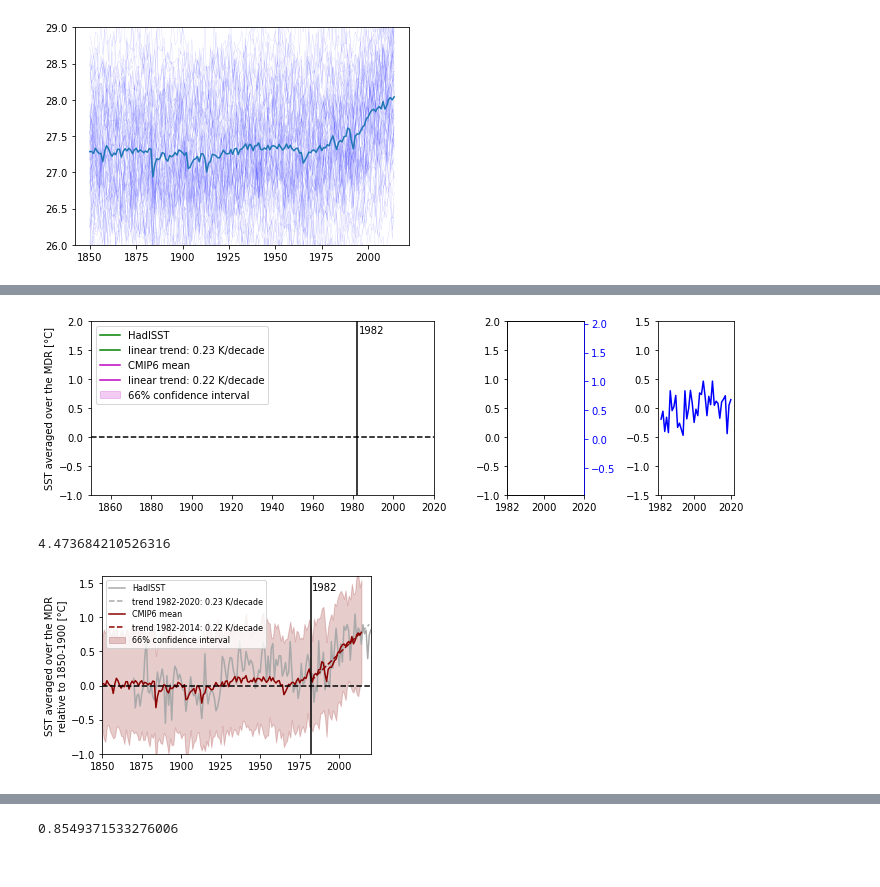
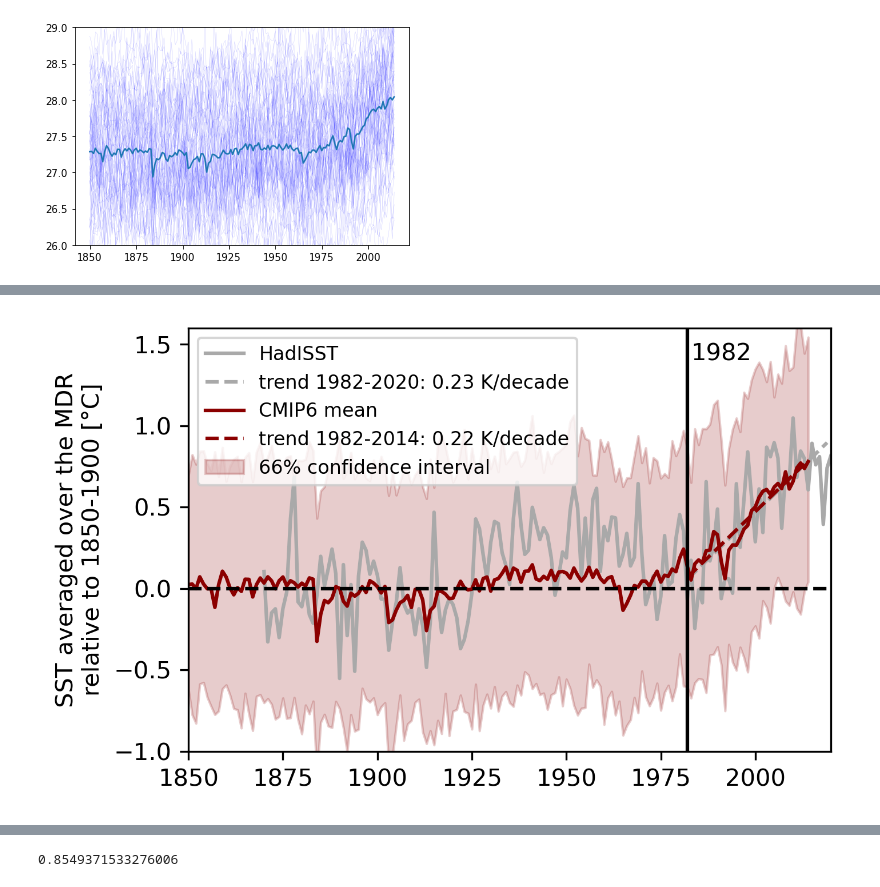
Before and after one commit to peterpeterp/tc_emulator, a Jupyter notebook: 3_counterFactual_scenarios.ipynb, the cells around one changed output, grey strips where cells are left out. Saved outputs shown, nothing was run; the diff lists cells and outputs as text; code cells hidden in the pictures.

```diff
--- a/3_counterFactual_scenarios.ipynb
+++ b/3_counterFactual_scenarios.ipynb
@@ -139,103 +139,39 @@ Coordinates:
     lon      float64 ...
     lat      float64 ...
   * model    (model) object 'ACCESS-CM2' 'ACCESS-ESM1-5' ... 'UKESM1-0-LL'
-# %%
-lr_cmip6 = sm.OLS(cmip6_MDR.loc[1982:].values, sm.add_constant(sst_cmip6.loc[:,1982:].year.values)).fit().params
-lr_hadisst = sm.OLS(hadisst_MDR.loc[1982:].values, sm.add_constant(hadisst_MDR.loc[1982:].year.values)).fit().params
-lr_oisst = sm.OLS(oisst_MDR.loc[1982:].values, sm.add_constant(oisst_MDR.loc[1982:].year.values)).fit().params
-
-plt.close()
-fig,axes = plt.subplots(nrows=1, ncols=3, figsize=(10,3),
-                        gridspec_kw={'width_ratios':[len(range(1850,2020)),len(range(1982,2020)),len(range(1982,2020))]})
-ax = axes[0]
-bounds = np.nanpercentile(sst_cmip6.rolling(year=1, center=True).mean(),[17,83],axis=0).squeeze()
-ax.fill_between(sst_cmip6.year, bounds[0,:], bounds[1,:],
-                 alpha=0.2, color='m', label='66% confidence interval', zorder=0)
-
-for sst,lr,color,label in zip([cmip6_MDR,hadisst_MDR][::-1],[lr_cmip6,lr_hadisst][::-1],
-                              ['m','g'][::-1],['CMIP6 mean','HadISST'][::-1]):
-
-    ax.plot(sst.year,sst,color=color, label=label,zorder=1)
-
-    ax.plot(range(1982,sst.year.values[-1]), lr[0] + lr[1] * range(1982,sst.year.values[-1]), color=color,
-             label='linear trend: %s K/decade' %(round(lr[1]*10,2)),zorder=1)
-    # ax.plot([1982],[lr[0] + lr[1]*1982], marker='*', markerfacecolor=color, markeredgecolor='k', markersize=15,
-    #              label='trend in 1982: %s K' %(np.round(lr[0] + lr[1]*1982,2)), linestyle='', zorder=10)
-
-ax.axhline(y=0, color='k', linestyle='--')
-ax.axvline(x=1982, color='k')
-ax.annotate('1982', xy=(1983,1.8))
-ax.set_ylabel('SST averaged over the MDR [°C]')
-ax.set_ylim(-1,2)
-ax.legend(loc='upper left')
-ax.set_xlim(1850,2020)
-
-ax = axes[1].twinx()
-ax.plot(oisst_MDR.year,oisst_MDR,color='b',label='DOISST')
-ax.plot(range(1982,oisst_MDR.year.values[-1]), lr_oisst[0] + lr_oisst[1] * range(1982,oisst_MDR.year.values[-1]), color='b',
-             label='linear trend: %s K/decade' %(round(lr_oisst[1]*10,2)),zorder=1)
-axes[1].plot(range(1982,sst.year.values[-1]), lr_cmip6[0] + lr_cmip6[1] * range(1982,sst.year.values[-1]), color=color,
-             label='linear trend: %s K/decade' %(round(lr_cmip6[1]*10,2)),zorder=1)
-ax.set_ylim(lr_oisst[0] + lr_oisst[1]*1982 - (lr[0] + lr[1]*1982) - 1, lr_oisst[0] + lr_oisst[1]*1982 - (lr[0] + lr[1]*1982) - 1 + 3)
-axes[1].set_ylim(-1,2)
-ax.spines['right'].set_color('b')
-ax.yaxis.label.set_color('b')
-ax.tick_params(axis='y', colors='b')
-ax.set_xticks([1982,2000,2020])
-ax.set_xlim(1982,2020)
-# axes[1].set_yticks([])
-# ax.legend()
-
-ax = axes[2]
-detrend = oisst_MDR - (lr_cmip6[1] * oisst_MDR.year)
-detrend -= detrend.mean()
-lr_detrend = sm.OLS(detrend.loc[1982:2020].values, sm.add_constant(detrend.loc[1982:2020].year.values)).fit().params
-ax.plot(oisst_MDR.year,detrend,color='b',label='DOISST')
-axes[2].set_ylim(-1.5,1.5)
-ax.set_xticks([1982,2000,2020])
-
-plt.tight_layout()
-plt.savefig('SST_MDR_plot.png', dpi=600)
-# %% [output]
-[figure, removed]
 # %%
 lr_cmip6 = sm.OLS(cmip6_MDR.loc[1982:].values, sm.add_constant(sst_cmip6.loc[:,1982:].year.values)).fit().params
 lr_hadisst = sm.OLS(hadisst_MDR.loc[1982:].values, sm.add_constant(hadisst_MDR.loc[1982:].year.values)).fit().params
 lr_oisst = sm.OLS(oisst_MDR.loc[1982:].values, sm.add_constant(oisst_MDR.loc[1982:].year.values)).fit().params
-# %%
-xAsp = len(range(1850,2020)) / len(range(1982,2020))
-xAsp
-# %% [output]
-4.473684210526316
 # %%
 plt.close()
-fig,ax = plt.subplots(nrows=1, ncols=1, figsize=(5,3))
+fig,ax = plt.subplots(nrows=1, ncols=1, figsize=(5,3), dpi=300)
 bounds = np.nanpercentile((sst_cmip6 - cmip6_MDR.loc[1850:1900].mean()).rolling(year=1, center=True).mean(),[17,83],axis=0).squeeze()
 ax.fill_between(sst_cmip6.year, bounds[0,:], bounds[1,:],
                  alpha=0.2, color='darkred', label='66% confidence interval', zorder=0)
 
 for sst_raw,lr,color,label in zip([cmip6_MDR,hadisst_MDR][::-1],[lr_cmip6,lr_hadisst][::-1],
                               ['darkred','darkgray'][::-1],['CMIP6 mean','HadISST'][::-1]):
 
     shift = sst_raw.loc[1850:1900].mean().values
     sst = sst_raw - shift
 
     ax.plot(sst.year,sst,color=color, label=label,zorder=1)
 
     ax.plot(range(1982,sst.year.values[-1]), lr[0] - shift + lr[1] * range(1982,sst.year.values[-1]), color=color, linestyle='--',
              label='trend 1982-%s: %s K/decade' %(sst.year.values[-1],round(lr[1]*10,2)),zorder=1)
     # ax.plot([1982],[lr[0] + lr[1]*1982], marker='*', markerfacecolor=color, markeredgecolor='k', markersize=15,
     #              label='trend in 1982: %s K' %(np.round(lr[0] + lr[1]*1982,2)), linestyle='', zorder=10)
 
 ax.axhline(y=0, color='k', linestyle='--')
 ax.axvline(x=1982, color='k')
 ax.annotate('1982', xy=(1983,1.4))
 ax.set_ylabel('SST averaged over the MDR\nrelative to 1850-1900 [°C]')
 ax.set_ylim(-1,1.6)
 ax.legend(loc='upper left', fontsize=8)
 ax.set_xlim(1850,2020)
 plt.tight_layout()
-plt.savefig('/home/peter/Projects/tc_emulator/written_latex/WCD/submission2/figures/SST_MDR_plot_1.png', dpi=600)
+plt.savefig('/home/peter/Projects/tc_emulator/written_latex/WCD/submission3/figures/SST_MDR_plot_1.png', dpi=600)
 # %% [output]
-[figure, old version]
+[figure, new version]
 # %%
```
Also changed, not shown: parts of 15 cells of this notebook.
